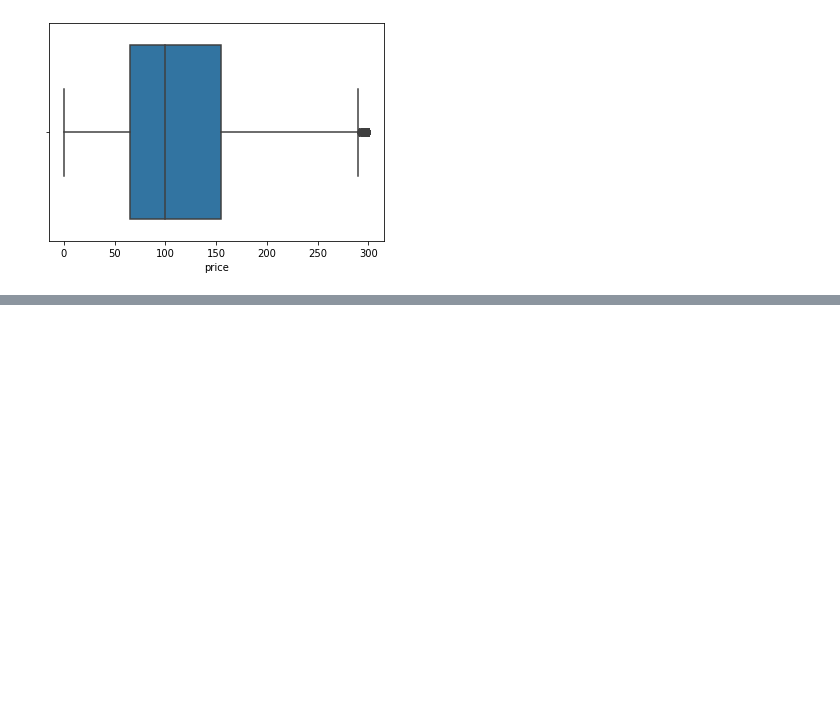
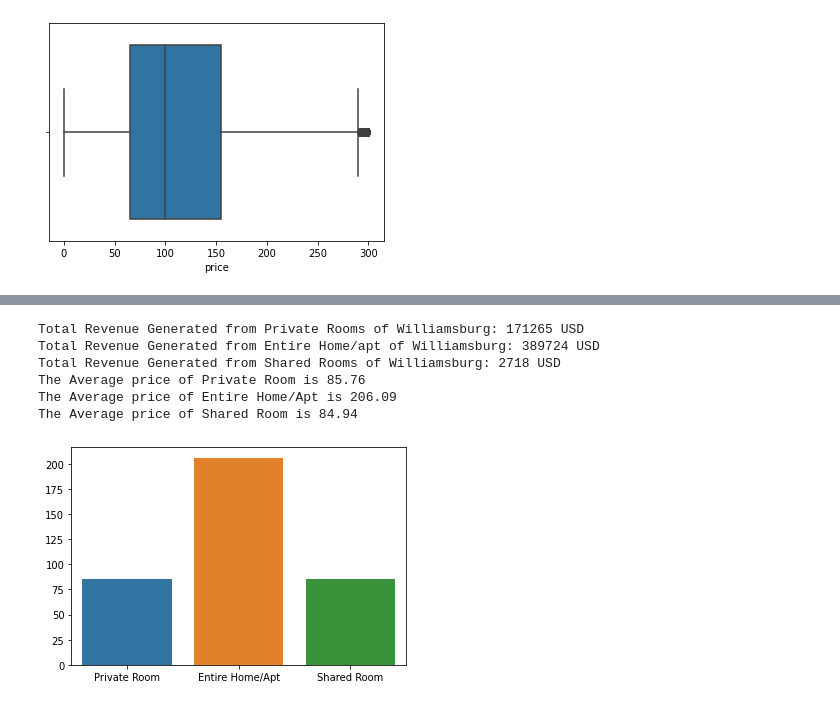
Before and after one commit to Somnath98/EDA-Airbnb, a Jupyter notebook: Air_Bnb_Bookings_Analysis_Capstone_Project.ipynb, the cells around one changed output, grey strips where cells are left out. Drawn from its saved outputs; the diff is of its cells as text; code cells hidden in the pictures; blank space fills up the shorter version.

```diff
--- a/Air_Bnb_Bookings_Analysis_Capstone_Project.ipynb
+++ b/Air_Bnb_Bookings_Analysis_Capstone_Project.ipynb
@@ -242,0 +275,35 @@ sns.boxplot(dataset_copy['price'])
+# %%
+#Average Cost of Williamburg
+#Calculating Revenue Generated by Each Room Types
+
+sumpr,sumeh,sumsr=0,0,0
+
+for i in range(0,48895):
+  if df['neighbourhood'][i]=='Williamsburg' and df['room_type'][i]=='Private room':
+    sumpr+=df['price'][i]
+  if df['neighbourhood'][i]=='Williamsburg' and df['room_type'][i]=='Shared room':
+    sumsr+=df['price'][i]
+  if df['neighbourhood'][i]=='Williamsburg' and df['room_type'][i]=='Entire home/apt':
+    sumeh+=df['price'][i]
+
+print('Total Revenue Generated from Private Rooms of Williamsburg:',sumpr,'USD')
+print('Total Revenue Generated from Entire Home/apt of Williamsburg:',sumeh,'USD')
+print('Total Revenue Generated from Shared Rooms of Williamsburg:',sumsr,'USD')
+avg_pr=sumpr/1997
+avg_eh=sumeh/1891
+avg_sr=sumsr/32
+x= ['Private Room','Entire Home/Apt', 'Shared Room']
+y= [round(avg_pr,2),round(avg_eh,2),round(avg_sr,2)]
+#plt.bar(x,y)
+sns.barplot(x,y)
+
+for i in range(3):
+  print(f'The Average price of {x[i]} is {y[i]}')
+# %% [output]
+Total Revenue Generated from Private Rooms of Williamsburg: 171265 USD
+Total Revenue Generated from Entire Home/apt of Williamsburg: 389724 USD
+Total Revenue Generated from Shared Rooms of Williamsburg: 2718 USD
+The Average price of Private Room is 85.76
+The Average price of Entire Home/Apt is 206.09
+The Average price of Shared Room is 84.94
+[figure, added]
```
Also changed, not shown: parts of 12 cells of this notebook.
